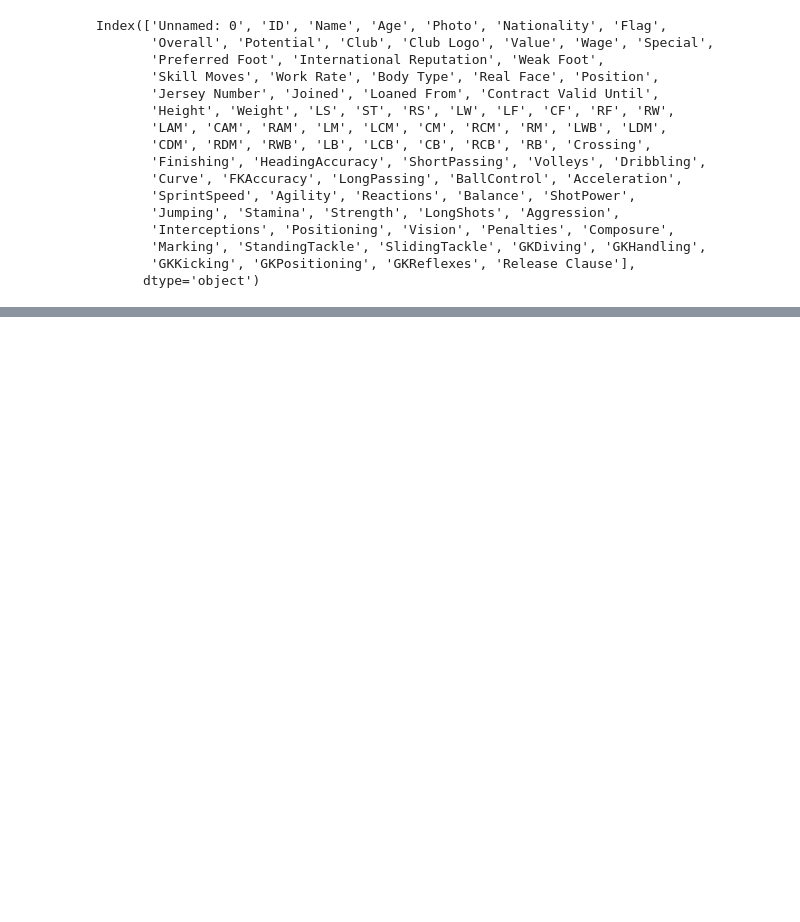
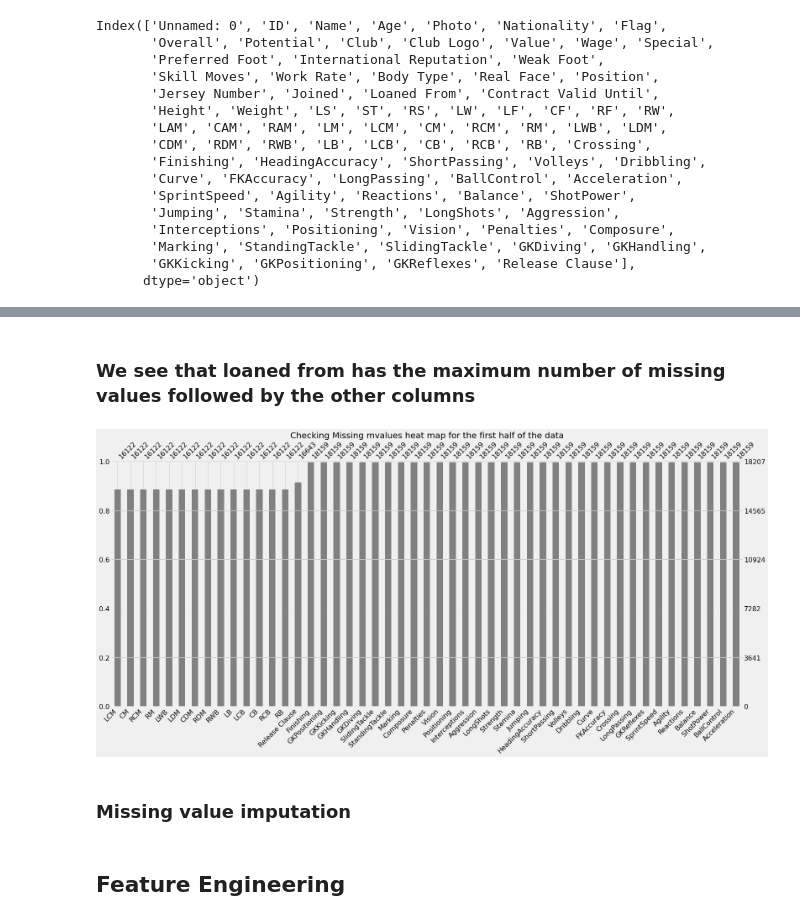
Before and after one commit to rayaroun/Data-Analytics-Projects, a Jupyter notebook: Player Performance Analysis/Analysis.ipynb, the cells around one changed output, grey strips where cells are left out. Drawn from its saved outputs; the diff is of its cells as text; code cells hidden in the pictures; blank space fills up the shorter version.

```diff
--- a/Player Performance Analysis/Analysis.ipynb
+++ b/Player Performance Analysis/Analysis.ipynb
@@ -59,0 +98,15 @@ data.head()
+# %% [markdown]
+### We see that loaned from has the maximum number of missing values followed by the other columns
+# %%
+# visualizing the missing values in the second half of the data
+
+mno.bar(data.iloc[:, 40:], color = 'grey' , sort = 'ascending')
+
+plt.title(' Checking Missing mvalues heat map for the first half of the data ')
+
+plt.show()
+# %% [output]
+[figure, added]
+# %% [markdown]
+
+### Missing value imputation
@@ -59,0 +117,2 @@ data.head()
+# %% [markdown]
+## Feature Engineering
```
Also changed, not shown: parts of 18 cells of this notebook.
